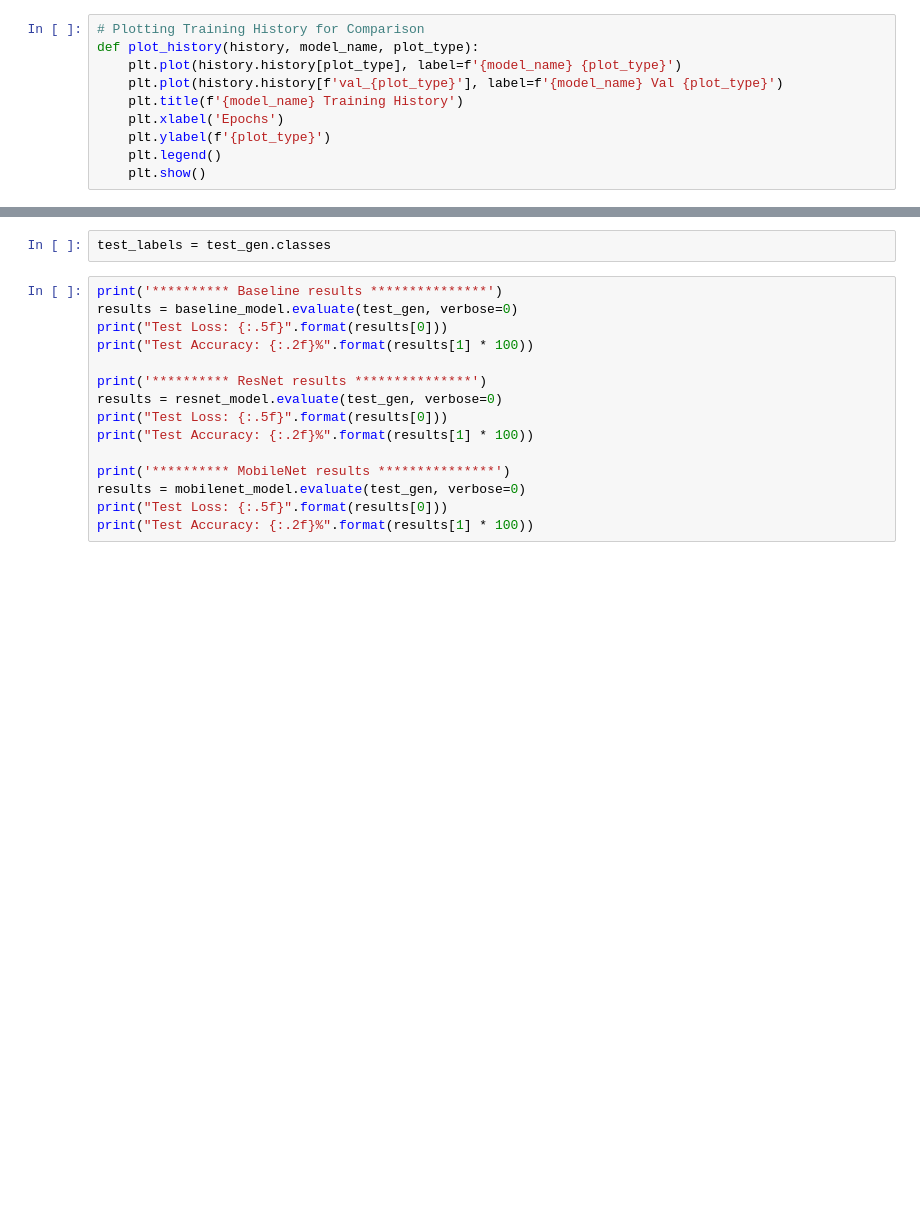
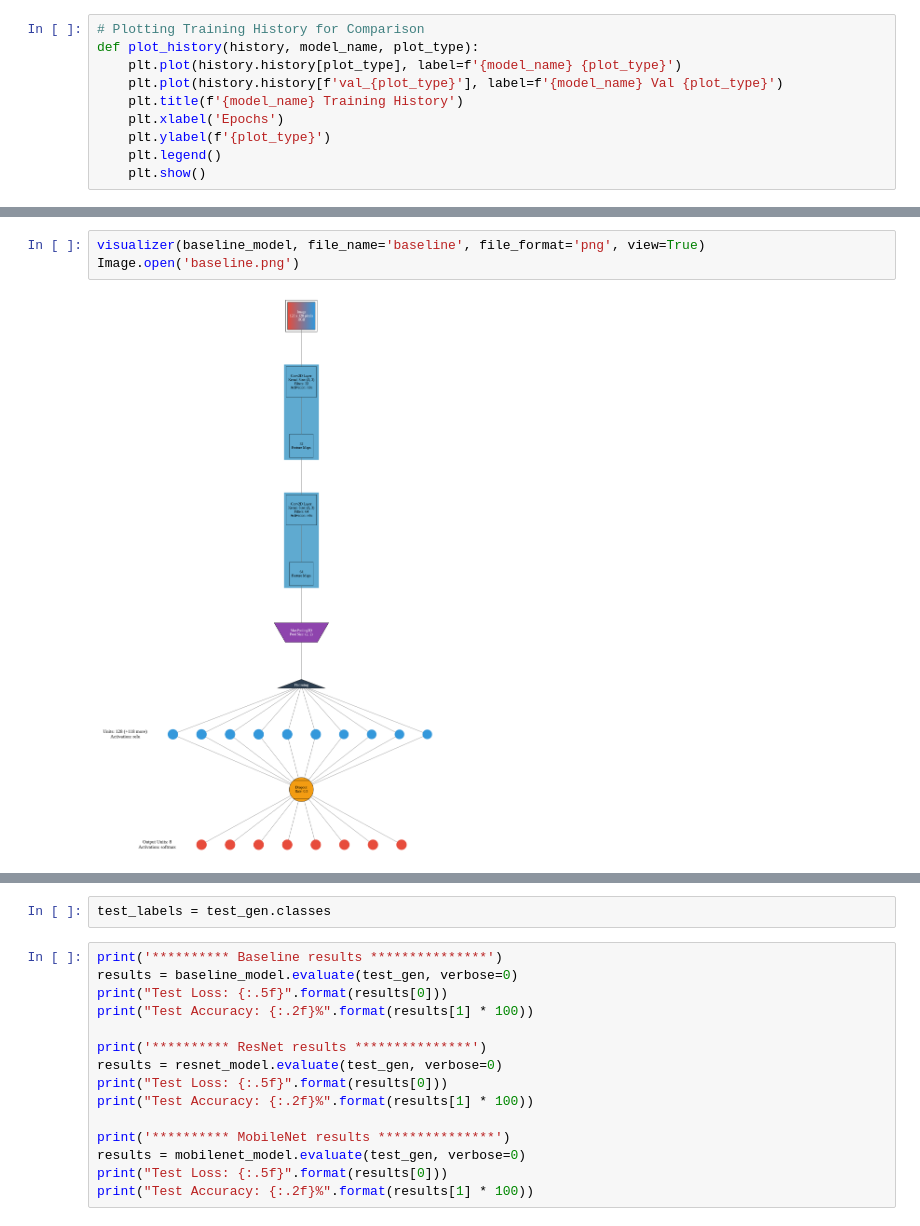
Before and after one commit to youcef-benmohammed/blood.group.detection, a Jupyter notebook: blood_group_detection_using_image_processing_and_deeplearning.ipynb, the cells around one changed output, grey strips where cells are left out. Drawn from its saved outputs; the diff is of its cells as text; blank space fills up the shorter version.

```diff
--- a/blood_group_detection_using_image_processing_and_deeplearning.ipynb
+++ b/blood_group_detection_using_image_processing_and_deeplearning.ipynb
@@ -446,0 +489,5 @@ plot_history(history_mobilenet, 'MobileNet', plot_type='loss')
+# %%
+visualizer(baseline_model, file_name='baseline', file_format='png', view=True)
+Image.open('baseline.png')
+# %% [output]
+[figure, added]
```
Also changed, not shown: parts of 27 cells of this notebook.
